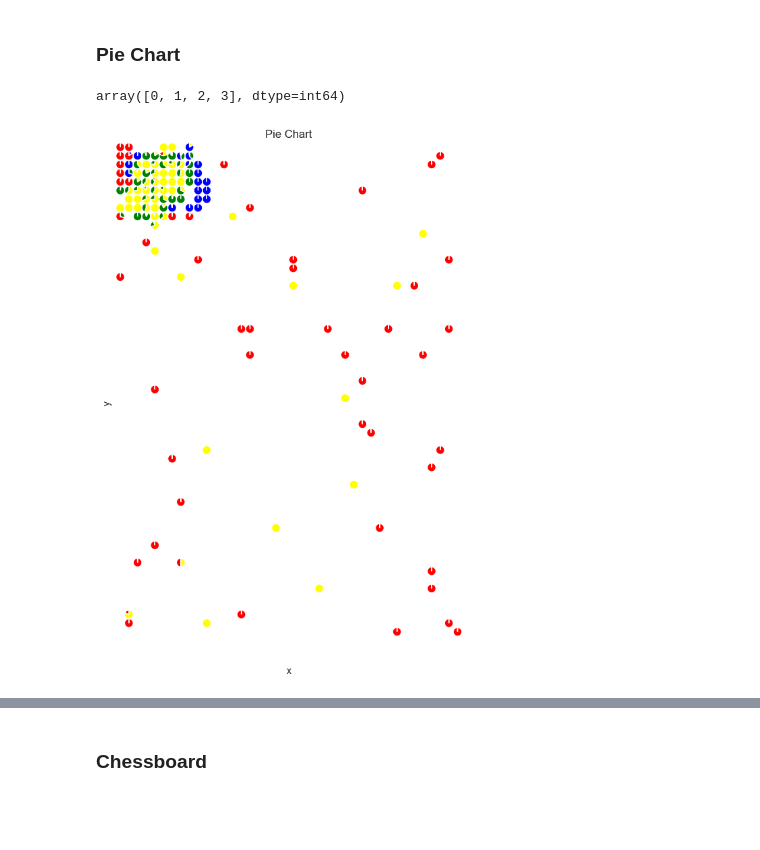
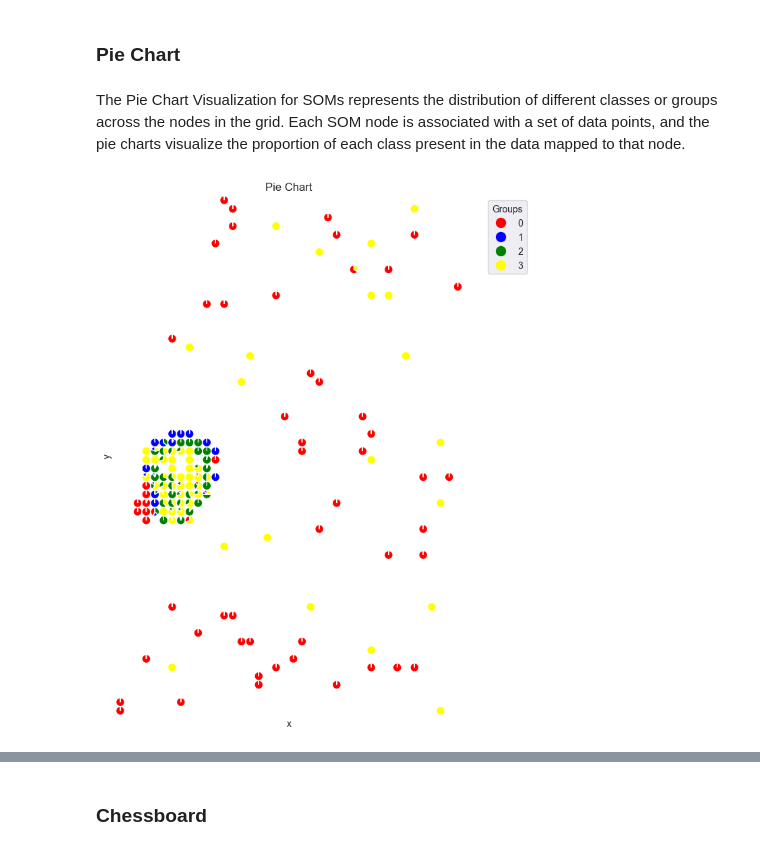
Before and after one commit to landgrafb98/SOM_22_Coding_Topic_G_Demo_DataCombo-3, a Jupyter notebook: Room_Occupancy_60_40.ipynb, the cells around one changed output, grey strips where cells are left out. Saved outputs shown, nothing was run; the diff lists cells and outputs as text; code cells hidden in the pictures; blank space fills up the shorter version.

```diff
--- a/Room_Occupancy_60_40.ipynb
+++ b/Room_Occupancy_60_40.ipynb
@@ -584,5 +586,6 @@ def custom_u_star_matrix(radius):
     plt.ylabel("y")
     plt.show()
 # %%
-interact(custom_u_star_matrix, radius=FloatSlider(min=0.14, max=7.5, step=0.01, value=0.4, description="radius"))
+for i in [0.5, 1, 1.5, 2]:
+    custom_u_star_matrix(i)
 # %% [output]
@@ -592,6 +599,8 @@ interactive(children=(FloatSlider(value=0.4, description='radius', max=7.5, min=
 ## Class Info
 # %% [markdown]
 ### Pie Chart
+# %% [markdown]
+The Pie Chart Visualization for SOMs represents the distribution of different classes or groups across the nodes in the grid. Each SOM node is associated with a set of data points, and the pie charts visualize the proportion of each class present in the data mapped to that node.
 # %%
 def calculate_pie_chart_data(weights, input_data, classes, m, n, dim):
     grid = m * n
@@ -613,7 +622,7 @@ def calculate_pie_chart_data(weights, input_data, classes, m, n, dim):
 
 classes = target.values
 
-def custom_pie_chart(colors):
+def custom_pie_chart(colors, class_labels):
     mapped_data = calculate_pie_chart_data(weights, input_data, classes, m, n, weights.shape[1])
     max_size = np.sum(mapped_data, axis=1).max()
     plt.figure(figsize=(10, 10))
@@ -637,6 +646,13 @@ def custom_pie_chart(colors):
                 for w in wedges:
                     w.set_center(center)
 
+    legend_handles = [
+        plt.Line2D([0], [0], marker='o', color=color, markersize=10, linestyle='None', label=label)
+        for color, label in zip(colors, class_labels)
+    ]
+    plt.legend(handles=legend_handles, loc="upper right", bbox_to_anchor=(1.2, 1.0), title="Groups")
+
+
     plt.xlim(-0.5, n - 0.5)
     plt.ylim(-0.5, m - 0.5)
     #plt.xticks(range(n))
@@ -646,12 +662,8 @@ def custom_pie_chart(colors):
     plt.grid(True)
     plt.title("Pie Chart")
     plt.show()
-# %%
-np.unique(target)
-# %% [output]
-array([0, 1, 2, 3], dtype=int64)
 # %%
 colors = ["red", "blue", "green", "yellow"]
-custom_pie_chart(colors)
+custom_pie_chart(colors, np.unique(target))
 # %% [output]
-[figure, old version]
+[figure, new version]
```
Also changed, not shown: parts of 10 cells of this notebook.
